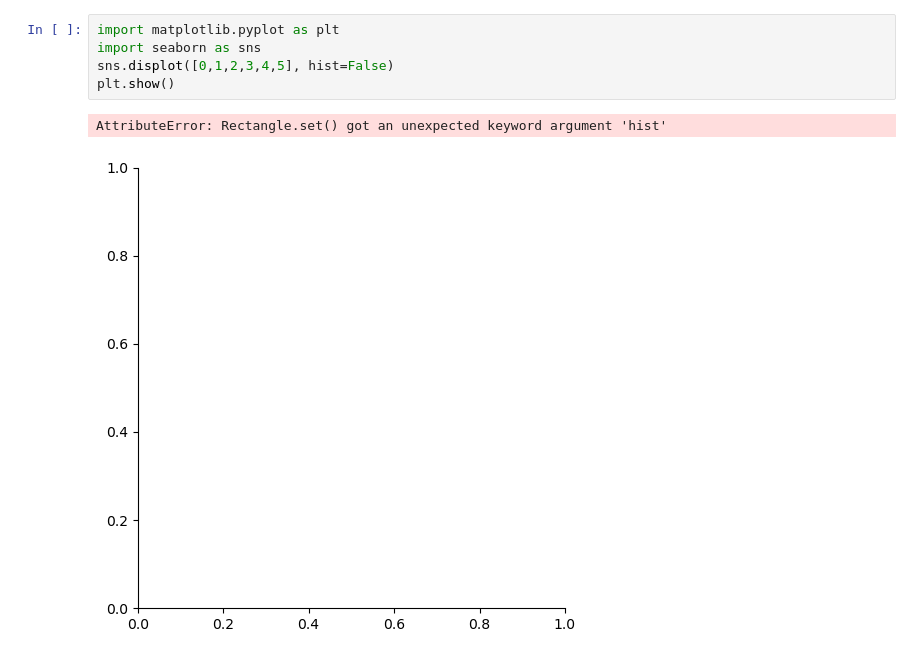
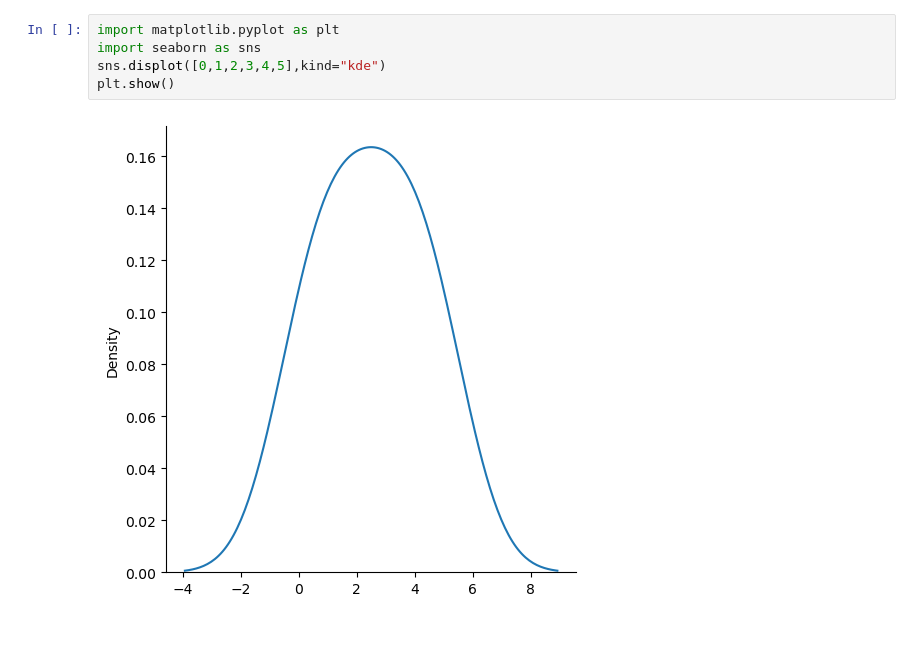
Before and after one commit to shakib-hossain-md/Data-Analysis, a Jupyter notebook: NumPy/NumPy Random/Seaborn.ipynb, the cells around one changed output. Saved outputs shown, nothing was run; the diff lists cells and outputs as text.

```diff
--- a/NumPy/NumPy Random/Seaborn.ipynb
+++ b/NumPy/NumPy Random/Seaborn.ipynb
@@ -8,8 +8,7 @@ plt.show()
 # %%
 import matplotlib.pyplot as plt
 import seaborn as sns
-sns.displot([0,1,2,3,4,5], hist=False)
+sns.displot([0,1,2,3,4,5],kind="kde")
 plt.show()
 # %% [output]
-AttributeError: Rectangle.set() got an unexpected keyword argument 'hist'
-[figure, old version]
+[figure, new version]
```
Also changed, not shown: parts of 1 cell of this notebook.
